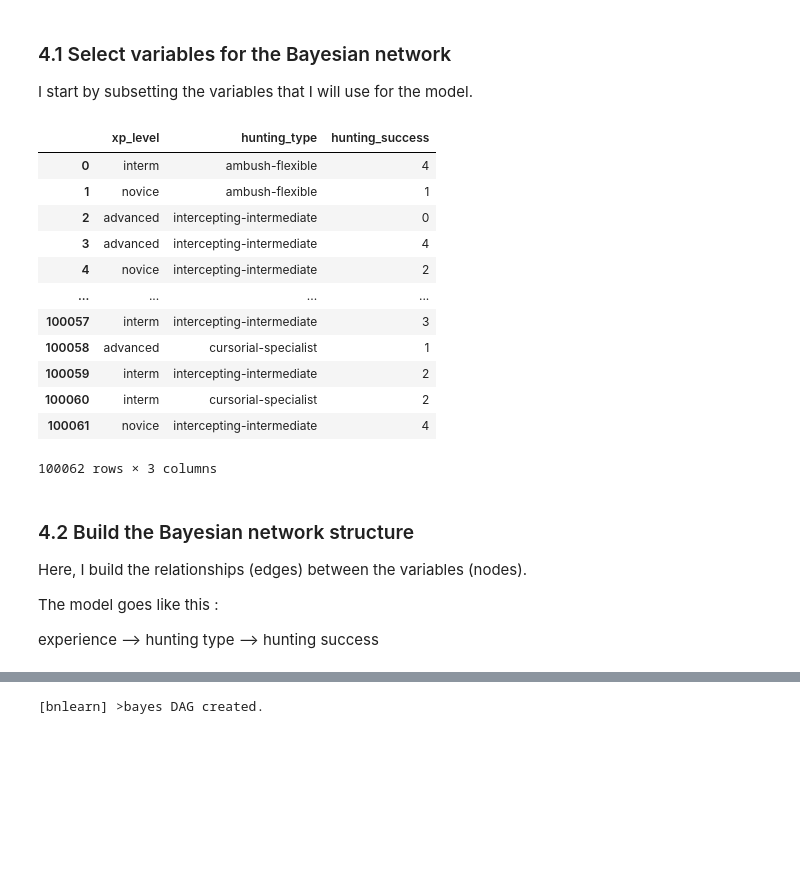
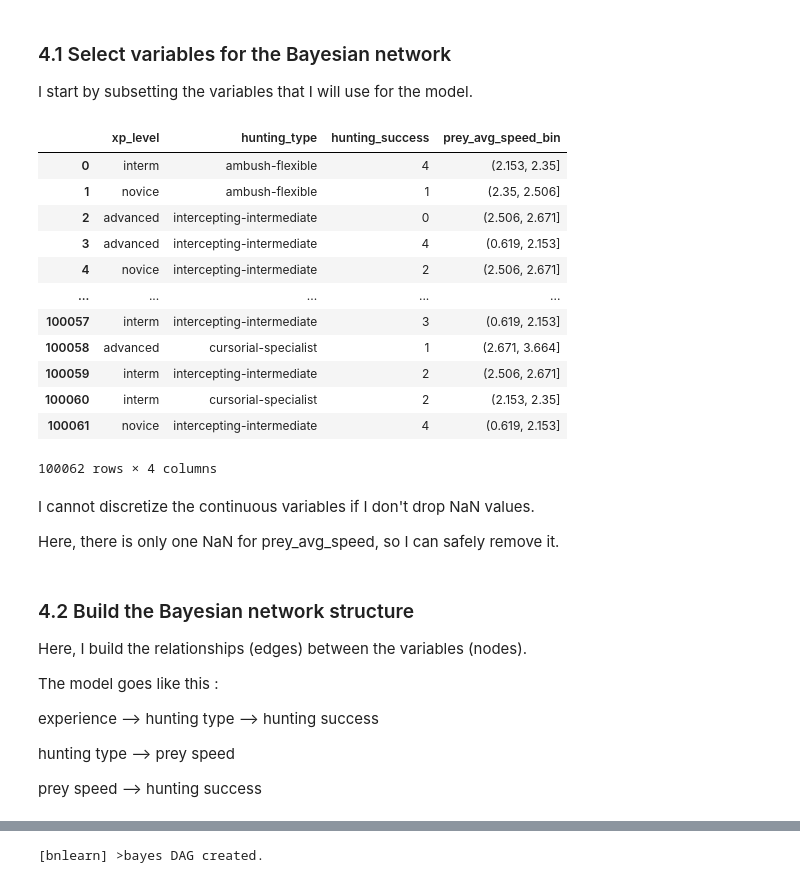
Before and after one commit to quantitative-ecologist/causal_predator-prey_int, a Jupyter notebook: code/models/BayesianNetwork-bnlearn.ipynb, the cells around one changed output, grey strips where cells are left out. Cells and saved outputs as stored; diff of their text form; code cells hidden in the pictures; blank space fills up the shorter version.

```diff
--- a/code/models/BayesianNetwork-bnlearn.ipynb
+++ b/code/models/BayesianNetwork-bnlearn.ipynb
@@ -90,27 +90,38 @@ Here, I use my expertise and knowledge of the system to build the network. In th
 
 I start by subsetting the variables that I will use for the model.
 # %%
+# Discretize the continous columns
+dat["prey_avg_speed_bin"] = pd.qcut(
+    x = dat.prey_avg_speed,
+    q = 5
+)
+
 # Select relevant variables
 selected_variables = [
     "xp_level",
     "hunting_type",
-    "hunting_success"
+    "hunting_success",
+    "prey_avg_speed_bin"
 ]
 
 # Subset the data
 subset = dat[selected_variables]
 subset
 # %% [output]
-|  | xp_level | hunting_type | hunting_success |
-| 0 | interm | ambush-flexible | 4 |
-| 1 | novice | ambush-flexible | 1 |
-| 2 | advanced | intercepting-intermediate | 0 |
-| 3 | advanced | intercepting-intermediate | 4 |
-| 4 | novice | intercepting-intermediate | 2 |
-| ... | ... | ... | ... |
-| 100057 | interm | intercepting-intermediate | 3 |
-| 100058 | advanced | cursorial-specialist | 1 |
-| 100059 | interm | intercepting-intermediate | 2 |
-| 100060 | interm | cursorial-specialist | 2 |
-| 100061 | novice | intercepting-intermediate | 4 |
+|  | xp_level | hunting_type | hunting_success | prey_avg_speed_bin |
+| 0 | interm | ambush-flexible | 4 | (2.153, 2.35] |
+| 1 | novice | ambush-flexible | 1 | (2.35, 2.506] |
+| 2 | advanced | intercepting-intermediate | 0 | (2.506, 2.671] |
+| 3 | advanced | intercepting-intermediate | 4 | (0.619, 2.153] |
+| 4 | novice | intercepting-intermediate | 2 | (2.506, 2.671] |
+| ... | ... | ... | ... | ... |
+| 100057 | interm | intercepting-intermediate | 3 | (0.619, 2.153] |
+| 100058 | advanced | cursorial-specialist | 1 | (2.671, 3.664] |
+| 100059 | interm | intercepting-intermediate | 2 | (2.506, 2.671] |
+| 100060 | interm | cursorial-specialist | 2 | (2.153, 2.35] |
+| 100061 | novice | intercepting-intermediate | 4 | (0.619, 2.153] |
-100062 rows × 3 columns
+100062 rows × 4 columns
+# %% [markdown]
+I cannot discretize the continuous variables if I don't drop NaN values.
+
+Here, there is only one NaN for prey_avg_speed, so I can safely remove it.
@@ -122,6 +139,10 @@ Here, I build the relationships (edges) between the variables (nodes).
 The model goes like this :
 
 experience --> hunting type --> hunting success
+
+hunting type --> prey speed
+
+prey speed --> hunting success
 # %%
 edges = [
     ("xp_level", "hunting_type"),
```
Also changed, not shown: parts of 8 cells of this notebook.
